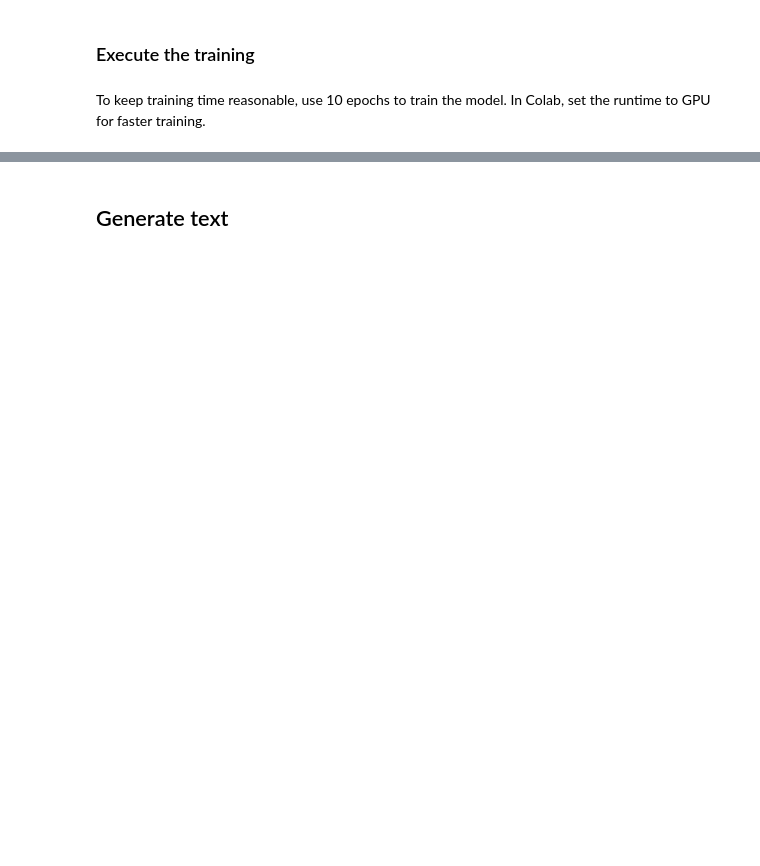
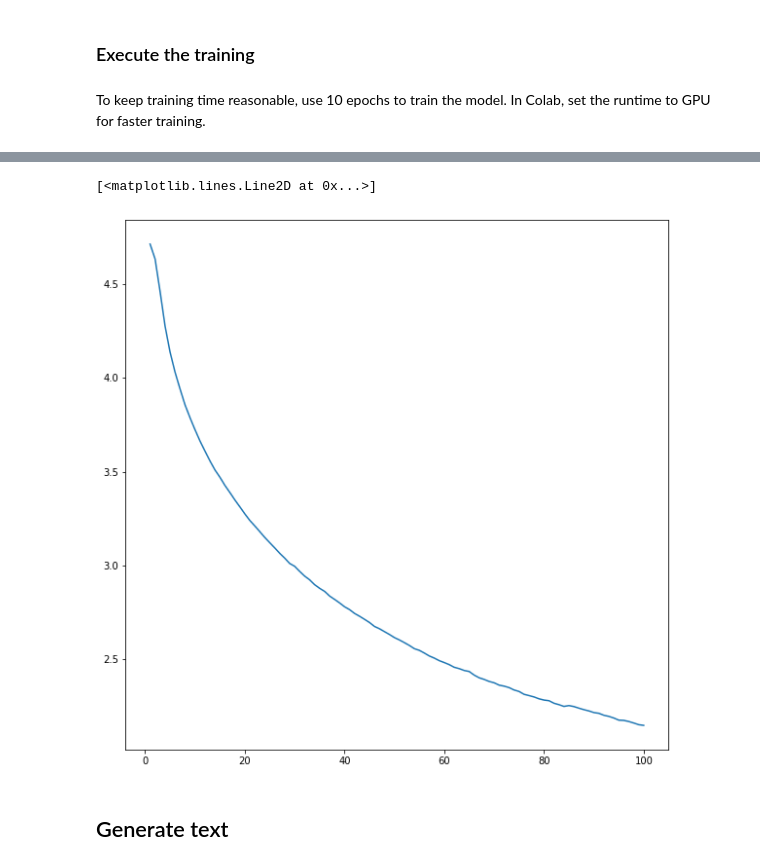
Before and after one commit to Khlebovich-Alexandra/horoscope_generator, a Jupyter notebook: text_generation.ipynb, the cells around one changed output, grey strips where cells are left out. Cells and saved outputs as stored; diff of their text form; code cells hidden in the pictures; blank space fills up the shorter version.

```diff
--- a/text_generation.ipynb
+++ b/text_generation.ipynb
@@ -322 +349,8 @@ Epoch 100/100
+# %%
+plt.figure(figsize=(10, 10))
+x = list(range(1, 101))
+plt.plot(x, history.history.get('loss'))
+# %% [output]
+[<matplotlib.lines.Line2D at 0x...>]
+[figure, added]
 # %%
```
Also changed, not shown: parts of 52 cells of this notebook.
